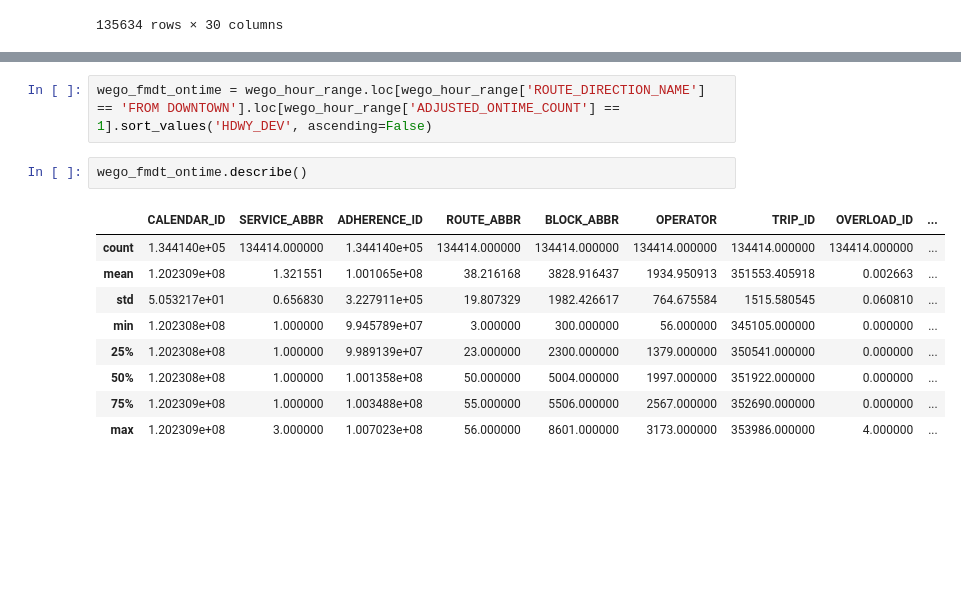
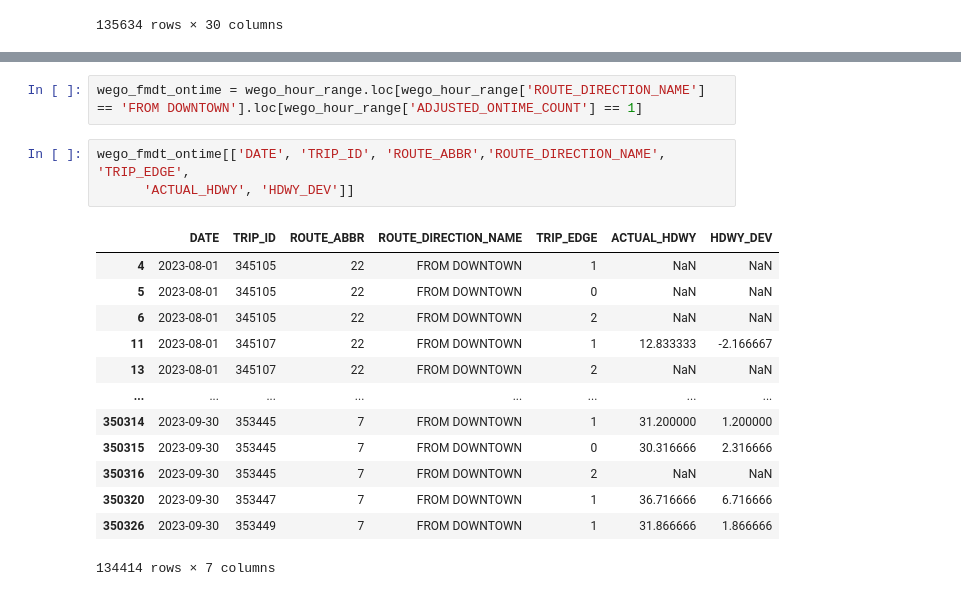
Before and after one commit to NSS-Data-Analytics-Cohort-11/wego-the-brotherhood-of-steel, a Jupyter notebook: notebooks/wego-project.ipynb, the cells around one changed output, grey strips where cells are left out. Saved outputs shown, nothing was run; the diff lists cells and outputs as text; blank space fills up the shorter version.

```diff
--- a/notebooks/wego-project.ipynb
+++ b/notebooks/wego-project.ipynb
@@ -400,14 +514,19 @@ wego_todt_ontime
 # %%
-wego_fmdt_ontime = wego_hour_range.loc[wego_hour_range['ROUTE_DIRECTION_NAME'] == 'FROM DOWNTOWN'].loc[wego_hour_range['ADJUSTED_ONTIME_COUNT'] == 1].sort_values('HDWY_DEV', ascending=False)
+wego_fmdt_ontime = wego_hour_range.loc[wego_hour_range['ROUTE_DIRECTION_NAME'] == 'FROM DOWNTOWN'].loc[wego_hour_range['ADJUSTED_ONTIME_COUNT'] == 1]
 # %%
-wego_fmdt_ontime.describe()
+wego_fmdt_ontime[['DATE', 'TRIP_ID', 'ROUTE_ABBR','ROUTE_DIRECTION_NAME', 'TRIP_EDGE',
+      'ACTUAL_HDWY', 'HDWY_DEV']]
 # %% [output]
-|  | CALENDAR_ID | SERVICE_ABBR | ADHERENCE_ID | ROUTE_ABBR | BLOCK_ABBR | OPERATOR | TRIP_ID | OVERLOAD_ID | ... |
-| count | 1.344140e+05 | 134414.000000 | 1.344140e+05 | 134414.000000 | 134414.000000 | 134414.000000 | 134414.000000 | 134414.000000 | ... |
-| mean | 1.202309e+08 | 1.321551 | 1.001065e+08 | 38.216168 | 3828.916437 | 1934.950913 | 351553.405918 | 0.002663 | ... |
-| std | 5.053217e+01 | 0.656830 | 3.227911e+05 | 19.807329 | 1982.426617 | 764.675584 | 1515.580545 | 0.060810 | ... |
-| min | 1.202308e+08 | 1.000000 | 9.945789e+07 | 3.000000 | 300.000000 | 56.000000 | 345105.000000 | 0.000000 | ... |
-| 25% | 1.202308e+08 | 1.000000 | 9.989139e+07 | 23.000000 | 2300.000000 | 1379.000000 | 350541.000000 | 0.000000 | ... |
-| 50% | 1.202308e+08 | 1.000000 | 1.001358e+08 | 50.000000 | 5004.000000 | 1997.000000 | 351922.000000 | 0.000000 | ... |
-| 75% | 1.202309e+08 | 1.000000 | 1.003488e+08 | 55.000000 | 5506.000000 | 2567.000000 | 352690.000000 | 0.000000 | ... |
-| max | 1.202309e+08 | 3.000000 | 1.007023e+08 | 56.000000 | 8601.000000 | 3173.000000 | 353986.000000 | 4.000000 | ... |
+|  | DATE | TRIP_ID | ROUTE_ABBR | ROUTE_DIRECTION_NAME | TRIP_EDGE | ACTUAL_HDWY | HDWY_DEV |
+| 4 | 2023-08-01 | 345105 | 22 | FROM DOWNTOWN | 1 | NaN | NaN |
+| 5 | 2023-08-01 | 345105 | 22 | FROM DOWNTOWN | 0 | NaN | NaN |
+| 6 | 2023-08-01 | 345105 | 22 | FROM DOWNTOWN | 2 | NaN | NaN |
+| 11 | 2023-08-01 | 345107 | 22 | FROM DOWNTOWN | 1 | 12.833333 | -2.166667 |
+| 13 | 2023-08-01 | 345107 | 22 | FROM DOWNTOWN | 2 | NaN | NaN |
+| ... | ... | ... | ... | ... | ... | ... | ... |
+| 350314 | 2023-09-30 | 353445 | 7 | FROM DOWNTOWN | 1 | 31.200000 | 1.200000 |
+| 350315 | 2023-09-30 | 353445 | 7 | FROM DOWNTOWN | 0 | 30.316666 | 2.316666 |
+| 350316 | 2023-09-30 | 353445 | 7 | FROM DOWNTOWN | 2 | NaN | NaN |
+| 350320 | 2023-09-30 | 353447 | 7 | FROM DOWNTOWN | 1 | 36.716666 | 6.716666 |
+| 350326 | 2023-09-30 | 353449 | 7 | FROM DOWNTOWN | 1 | 31.866666 | 1.866666 |
+134414 rows × 7 columns
```
Also changed, not shown: parts of 31 cells of this notebook, 2 other files.
